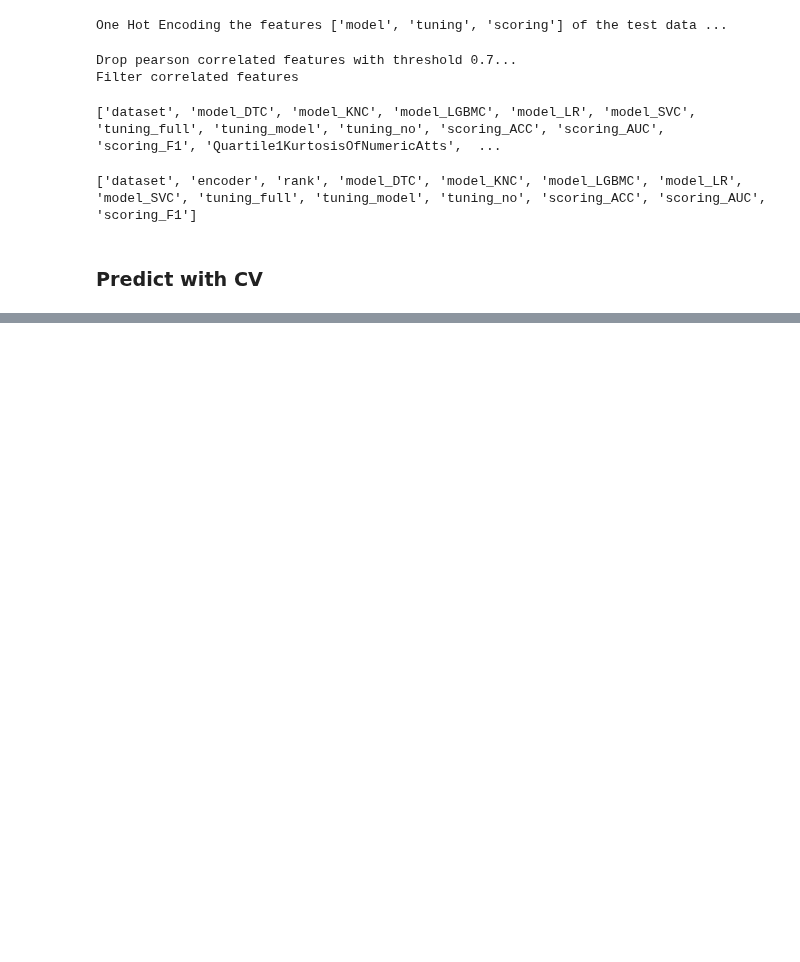
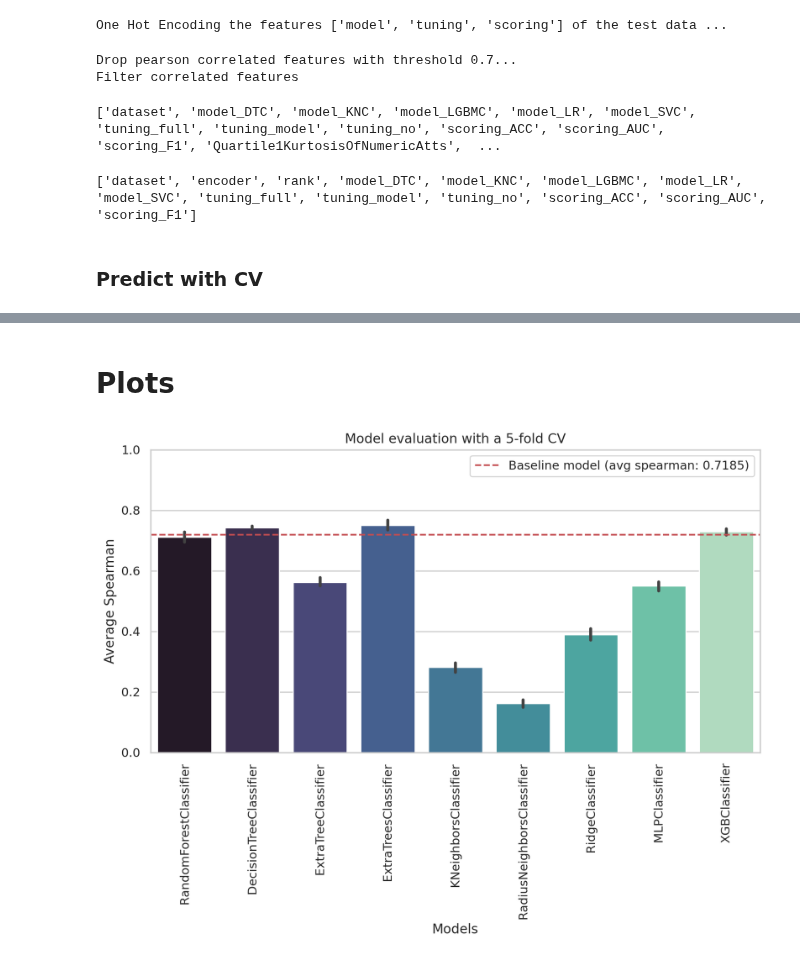
Before and after one commit to nina-prog/meta-learning-for-encoder-selection, a Jupyter notebook: notebooks/week12/week12-pairwise-methods-K.ipynb, the cells around one changed output, grey strips where cells are left out. Cells and saved outputs as stored; diff of their text form; code cells hidden in the pictures; blank space fills up the shorter version.

Commit message:
Added plots for avg spearman of models

```diff
--- a/notebooks/week12/week12-pairwise-methods-K.ipynb
+++ b/notebooks/week12/week12-pairwise-methods-K.ipynb
@@ -261,7 +230,7 @@ svc = LinearSVC(random_state=42)
 rnc = RadiusNeighborsClassifier(n_jobs=-1, radius=5)
 gpc = GaussianProcessClassifier(random_state=42)
 rid = RidgeClassifier(random_state=42)
-mlp = MLPClassifier(random_state=42, max_iter=500)  # Increased max iter due to non-convergence exception in last run
+mlp = MLPClassifier(random_state=42, max_iter=1000)  # Increased max iter due to non-convergence exception in last run
 
 xgb = xgboost.XGBClassifier(random_state=42, n_jobs=-1)
 lgbm = lightgbm.LGBMClassifier(random_state=42, n_jobs=-1)
@@ -353,3 +310,5 @@ XGBClassifier(base_score=None, booster=None, callbacks=None,
               n_estimators=100, n_jobs=-1, num_parallel_tree=None,
               predictor=None, random_state=42, ...)
 Avg Spearman: 0.7291 +/- 0.012
+# %% [markdown]
+# Plots
@@ -355,0 +330,43 @@ Avg Spearman: 0.7291 +/- 0.012
+# %%
+df_plot = pd.DataFrame(data=scores).T
+
+ms = []
+ss = []
+fs = []
+# Iterate over models
+for m in scores.keys():
+    # Iterate over folds
+    for f in range(5):
+        ms.append(m)
+        fs.append(f)
+        ss.append(scores[m][f])
+
+data = {
+    "model": ms,
+    "fold": fs,
+    "score": ss
+}
+#print(ms)
+df_plot = pd.DataFrame(data=data)
+#df_plot
+# %%
+fig, axes = plt.subplots(figsize=(10, 5), nrows=1, ncols=1)
+plot = sns.barplot(data=df_plot, x="model", y="score", palette="mako")  # ax=axes,
+plot.axhline(0.7185, color='r', ls='--', label='Baseline model (avg spearman: 0.7185)')
+plot.set(title="Model evaluation with a 5-fold CV")
+plot.set_ylim([0.0, 1.0])
+plot.legend()
+
+plot.set_xlabel("Models")
+plot.set_ylabel("Average Spearman")
+
+# Save figures
+f = plot.get_figure()
+f.savefig("Model_evaluation_mako.png")
+f.savefig("Model_evaluation_mako.svg")
+
+# Rotate items on x axis
+for item in axes.get_xticklabels():
+        item.set_rotation(90)
+# %% [output]
+[figure, added]
```
Also changed, not shown: parts of 7 cells of this notebook.
